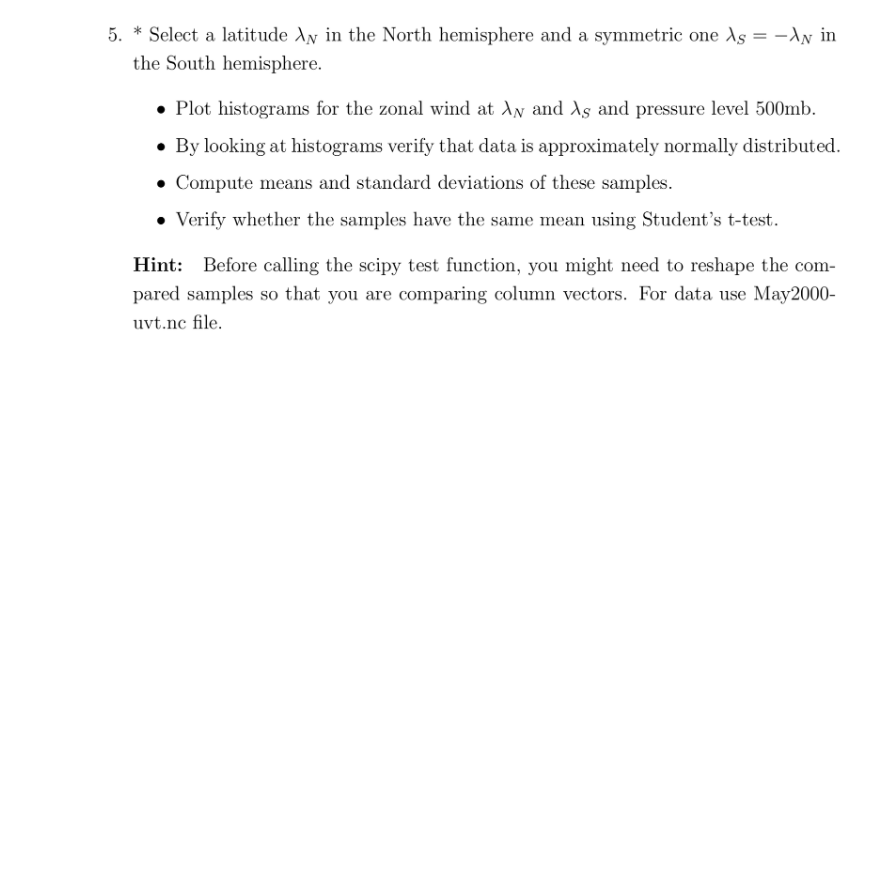
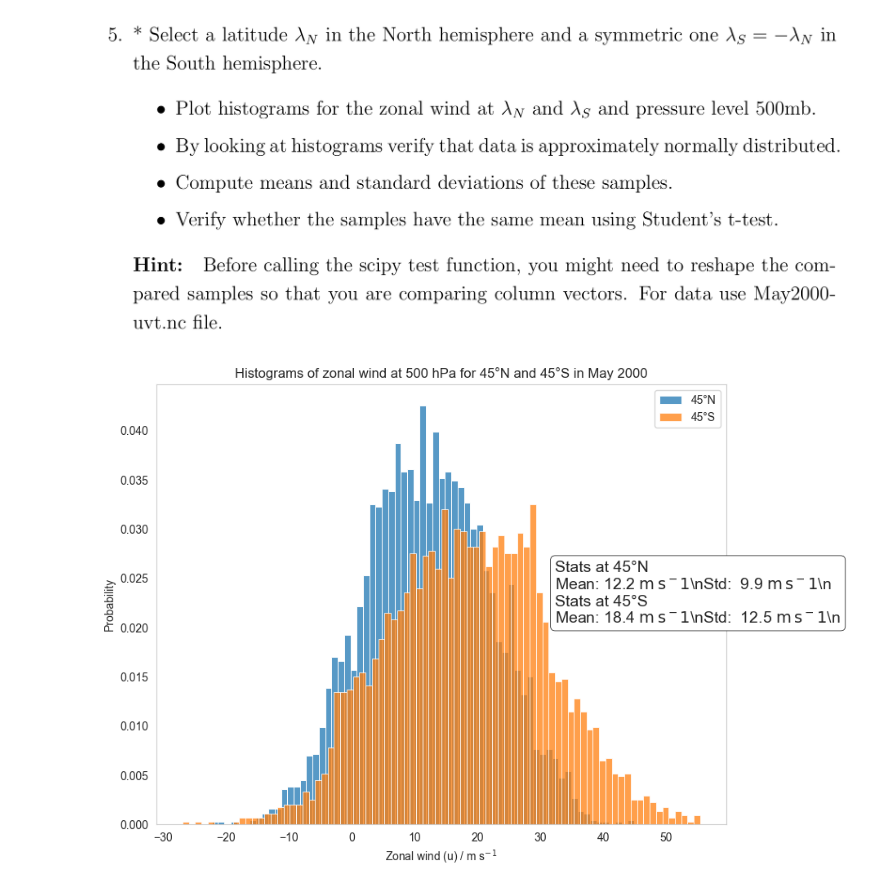
Before and after one commit to ChaPop870/63-527-Data-Analysis-of-Atm-and-Oce-using-Python-Labs, a Jupyter notebook: Lab-Report-2/Lab 6-7.ipynb, the cells around one changed output. Saved outputs shown, nothing was run; the diff lists cells and outputs as text; code cells hidden in the pictures; blank space fills up the shorter version.

```diff
--- a/Lab-Report-2/Lab 6-7.ipynb
+++ b/Lab-Report-2/Lab 6-7.ipynb
@@ -482,3 +482,83 @@ Variance explained = 8.1%
 [figure]
 # %% [markdown]
 ![image.png](attachment:0170751e-fb13-4ba6-b3e7-69744b4bf09c.png)
+# %%
+from pathlib import Path
+
+import matplotlib.pyplot as plt
+import numpy as np
+import seaborn as sns
+import xarray as xr
+
+
+# Load the data.
+path = Path("May2000-uvt.nc")
+
+ds = xr.open_dataset(path, engine='scipy')
+
+
+# Select
+lat_n = 45
+lat_s = - lat_n
+level = 500
+
+u_500_n = ds['u'].sel(latitude=lat_n, level=level, method='nearest').values.ravel()
+u_500_n_mean = u_500_n.mean()
+u_500_n_std = u_500_n.std()
+
+u_500_s = ds['u'].sel(latitude=lat_s, level=level, method='nearest').values.ravel()
+u_500_s_mean = u_500_s.mean()
+u_500_s_std = u_500_s.std()
+
+# Plotting
+fig, ax = plt.subplots(figsize=(9, 7))
+
+sns.histplot(
+    data=u_500_n,
+    stat='probability',
+    binwidth=1,
+    label="45°N",
+    ax=ax
+)
+
+sns.histplot(
+    data=u_500_s,
+    stat='probability',
+    binwidth=1,
+    label="45°S",
+    ax=ax
+)
+
+text = (
+    "Stats at 45°N\n"
+    rf"Mean: {u_500_n_mean:.1f} $\mathrm{{m\,s^{-1}}}$\n"
+    rf"Std:  {u_500_n_std:.1f} $\mathrm{{m\,s^{-1}}}$\n"
+    "\n"   # <-- this creates a real blank line
+    "Stats at 45°S\n"
+    rf"Mean: {u_500_s_mean:.1f} $\mathrm{{m\,s^{-1}}}$\n"
+    rf"Std:  {u_500_s_std:.1f} $\mathrm{{m\,s^{-1}}}$\n"
+)
+
+ax.text(
+    x=0.70,
+    y=0.60,
+    s=text,
+    transform=ax.transAxes,
+    ha='left',
+    va='top',
+    bbox=dict(boxstyle='round', fc='w', ec='k', lw=0.5),
+    fontsize=14,
+)
+
+ax.set_xlabel(r"Zonal wind (u) / m s$^{-1}$")
+ax.set_ylabel("Probability")
+ax.set_title(f"Histograms of zonal wind at {level} hPa for 45°N and 45°S in May 2000")
+
+ax.set_xticks(np.arange(-30, 56, 10))
+
+ax.legend()
+ax.grid(False)
+
+plt.show()
+# %% [output]
+[figure, added]
```
Also changed, not shown: parts of 3 cells of this notebook.
